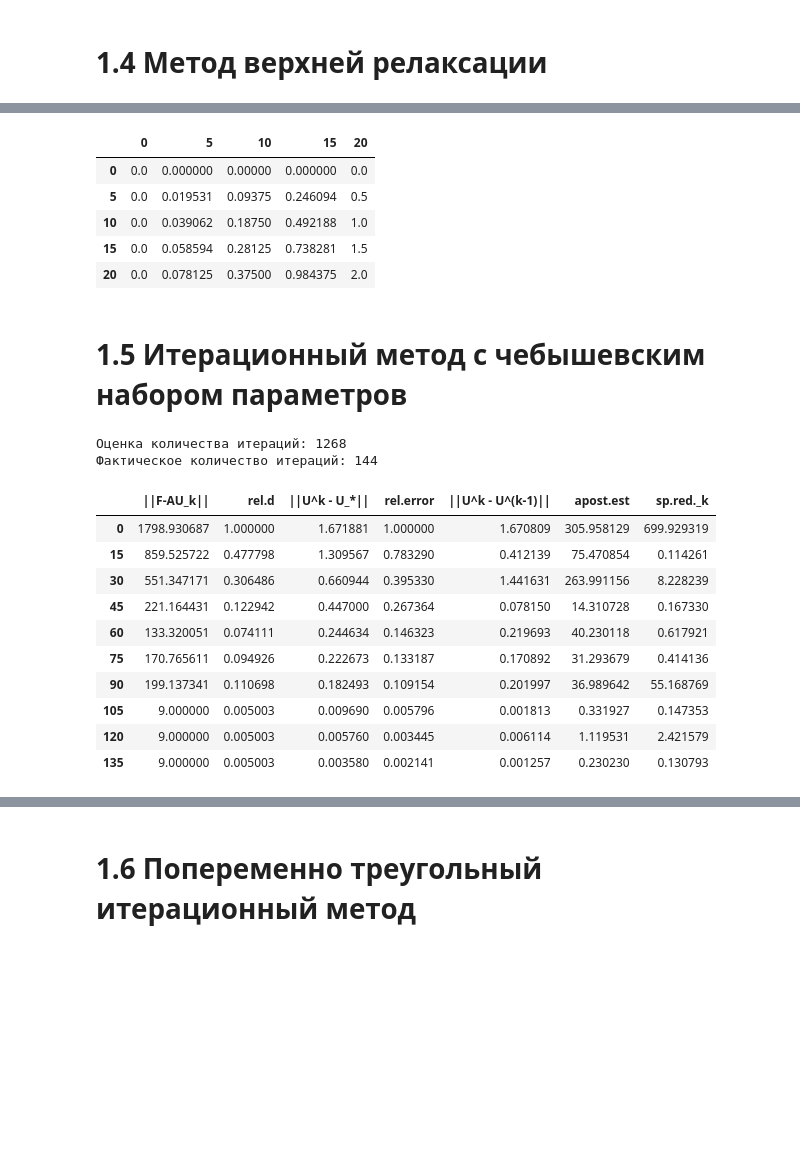
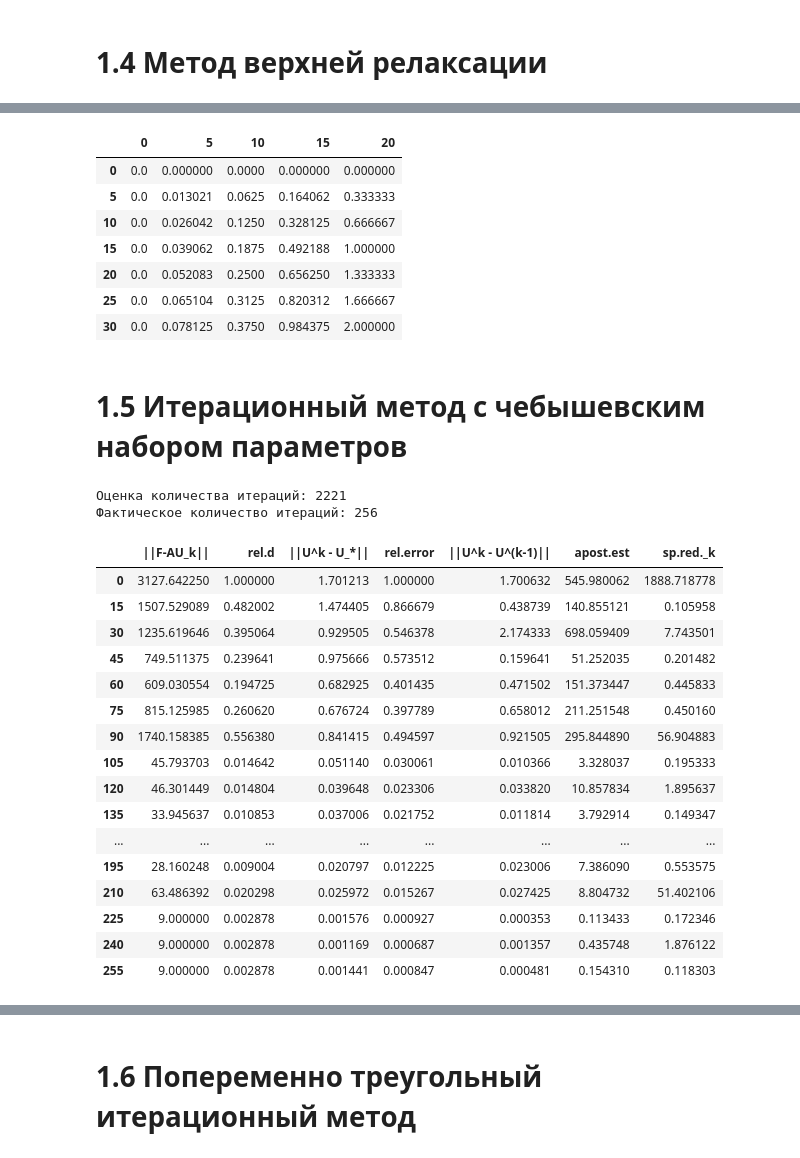
Before and after one commit to astatochek/mm-computational-workshop, a Jupyter notebook: 7-semester/note.ipynb, the cells around one changed output, grey strips where cells are left out. Drawn from its saved outputs; the diff is of its cells as text; code cells hidden in the pictures; blank space fills up the shorter version.

```diff
--- a/7-semester/note.ipynb
+++ b/7-semester/note.ipynb
@@ -75,13 +93,13 @@ def get_char_table(solutions, exact, x_vec, y_vec, x_step, y_step, f_grid, init_
 # %%
 eps = 1e-3
 
-N = 20
-x_vec = np.linspace(0, 1, N + 1)
-x_step = x_vec[-1] / N
+N_x = 30
+x_vec = np.linspace(0, 1, N_x + 1)
+x_step = x_vec[-1] / N_x
 
-M = 20
-y_vec = np.linspace(0, 1, M + 1)
-y_step = y_vec[-1] / M
+N_y = 20
+y_vec = np.linspace(0, 1, N_y + 1)
+y_step = y_vec[-1] / N_y
 
 ksi = calc_ksi(c1, c2, d1, d2, x_step, y_step)
 
@@ -92,7 +110,9 @@ exact_solution_table = pd.DataFrame(data=exact_solution)
 
 u_0 = fill_boundary_grid(x_vec, y_vec)
 
-measure_of_approx = matrix_norm(calculate_lhu(exact_solution, x_vec, y_vec, x_step, y_step) + f_grid)
+measure_of_approx = matrix_norm(
+    calculate_lhu(exact_solution, x_vec, y_vec, x_step, y_step) + f_grid
+)
 
 init_approx = matrix_norm(calculate_lhu(u_0, x_vec, y_vec, x_step, y_step) + f_grid)
 
@@ -291,43 +386,64 @@ show_table(approx_solution_table, k_row=5, k_col=5)
 show_table(exact_solution_table, k_row=5, k_col=5)
 # %% [output]
 |  | 0 | 5 | 10 | 15 | 20 |
-| 0 | 0.0 | 0.000000 | 0.00000 | 0.000000 | 0.0 |
-| 5 | 0.0 | 0.019531 | 0.09375 | 0.246094 | 0.5 |
-| 10 | 0.0 | 0.039062 | 0.18750 | 0.492188 | 1.0 |
-| 15 | 0.0 | 0.058594 | 0.28125 | 0.738281 | 1.5 |
-| 20 | 0.0 | 0.078125 | 0.37500 | 0.984375 | 2.0 |
+| 0 | 0.0 | 0.000000 | 0.0000 | 0.000000 | 0.000000 |
+| 5 | 0.0 | 0.013021 | 0.0625 | 0.164062 | 0.333333 |
+| 10 | 0.0 | 0.026042 | 0.1250 | 0.328125 | 0.666667 |
+| 15 | 0.0 | 0.039062 | 0.1875 | 0.492188 | 1.000000 |
+| 20 | 0.0 | 0.052083 | 0.2500 | 0.656250 | 1.333333 |
+| 25 | 0.0 | 0.065104 | 0.3125 | 0.820312 | 1.666667 |
+| 30 | 0.0 | 0.078125 | 0.3750 | 0.984375 | 2.000000 |
 # %% [markdown]
 # 1.5 Итерационный метод с чебышевским набором параметров
 # %%
 from algorithms import chebyshev
 
 sig = chebyshev.calc_sigma(c1, c2, d1, d2, x_step, y_step)
 delt = chebyshev.calc_delta(c1, c2, d1, d2, x_step, y_step)
 tau = chebyshev.calc_tau(sig, delt, n_iter_approx)
 
-solution_list, n_fact_iters = chebyshev.chebyshev_method(x_vec, y_vec, x_step, y_step, n_iter_approx, tau, eps)
+solution_list, n_fact_iters = chebyshev.chebyshev_method(
+    x_vec, y_vec, x_step, y_step, n_iter_approx, tau, eps
+)
 approx_solution_table = pd.DataFrame(data=solution_list[-1])
 
-char_table = get_char_table(solution_list, exact_solution, x_vec, y_vec, x_step, y_step, f_grid, init_approx, radius, u_0)
+char_table = get_char_table(
+    solution_list,
+    exact_solution,
+    x_vec,
+    y_vec,
+    x_step,
+    y_step,
+    f_grid,
+    init_approx,
+    radius,
+    u_0,
+)
 
 print("Оценка количества итераций:", n_iter_approx)
 print("Фактическое количество итераций:", n_fact_iters)
 
 show_table(char_table, k_row=15)
 # %% [output]
-Оценка количества итераций: 1268
-Фактическое количество итераций: 144
+Оценка количества итераций: 2221
+Фактическое количество итераций: 256
 |  | ||F-AU_k|| | rel.d | ||U^k - U_*|| | rel.error | ||U^k - U^(k-1)|| | apost.est | sp.red._k |
-| 0 | 1798.930687 | 1.000000 | 1.671881 | 1.000000 | 1.670809 | 305.958129 | 699.929319 |
-| 15 | 859.525722 | 0.477798 | 1.309567 | 0.783290 | 0.412139 | 75.470854 | 0.114261 |
-| 30 | 551.347171 | 0.306486 | 0.660944 | 0.395330 | 1.441631 | 263.991156 | 8.228239 |
-| 45 | 221.164431 | 0.122942 | 0.447000 | 0.267364 | 0.078150 | 14.310728 | 0.167330 |
-| 60 | 133.320051 | 0.074111 | 0.244634 | 0.146323 | 0.219693 | 40.230118 | 0.617921 |
-| 75 | 170.765611 | 0.094926 | 0.222673 | 0.133187 | 0.170892 | 31.293679 | 0.414136 |
-| 90 | 199.137341 | 0.110698 | 0.182493 | 0.109154 | 0.201997 | 36.989642 | 55.168769 |
-| 105 | 9.000000 | 0.005003 | 0.009690 | 0.005796 | 0.001813 | 0.331927 | 0.147353 |
-| 120 | 9.000000 | 0.005003 | 0.005760 | 0.003445 | 0.006114 | 1.119531 | 2.421579 |
-| 135 | 9.000000 | 0.005003 | 0.003580 | 0.002141 | 0.001257 | 0.230230 | 0.130793 |
+| 0 | 3127.642250 | 1.000000 | 1.701213 | 1.000000 | 1.700632 | 545.980062 | 1888.718778 |
+| 15 | 1507.529089 | 0.482002 | 1.474405 | 0.866679 | 0.438739 | 140.855121 | 0.105958 |
+| 30 | 1235.619646 | 0.395064 | 0.929505 | 0.546378 | 2.174333 | 698.059409 | 7.743501 |
+| 45 | 749.511375 | 0.239641 | 0.975666 | 0.573512 | 0.159641 | 51.252035 | 0.201482 |
+| 60 | 609.030554 | 0.194725 | 0.682925 | 0.401435 | 0.471502 | 151.373447 | 0.445833 |
+| 75 | 815.125985 | 0.260620 | 0.676724 | 0.397789 | 0.658012 | 211.251548 | 0.450160 |
+| 90 | 1740.158385 | 0.556380 | 0.841415 | 0.494597 | 0.921505 | 295.844890 | 56.904883 |
+| 105 | 45.793703 | 0.014642 | 0.051140 | 0.030061 | 0.010366 | 3.328037 | 0.195333 |
+| 120 | 46.301449 | 0.014804 | 0.039648 | 0.023306 | 0.033820 | 10.857834 | 1.895637 |
+| 135 | 33.945637 | 0.010853 | 0.037006 | 0.021752 | 0.011814 | 3.792914 | 0.149347 |
+| ... | ... | ... | ... | ... | ... | ... | ... |
+| 195 | 28.160248 | 0.009004 | 0.020797 | 0.012225 | 0.023006 | 7.386090 | 0.553575 |
+| 210 | 63.486392 | 0.020298 | 0.025972 | 0.015267 | 0.027425 | 8.804732 | 51.402106 |
+| 225 | 9.000000 | 0.002878 | 0.001576 | 0.000927 | 0.000353 | 0.113433 | 0.172346 |
+| 240 | 9.000000 | 0.002878 | 0.001169 | 0.000687 | 0.001357 | 0.435748 | 1.876122 |
+| 255 | 9.000000 | 0.002878 | 0.001441 | 0.000847 | 0.000481 | 0.154310 | 0.118303 |
 # %%
 show_table(approx_solution_table, k_row=5, k_col=5)
 # %% [output]
```
Also changed, not shown: parts of 27 cells of this notebook, 8 other files.
